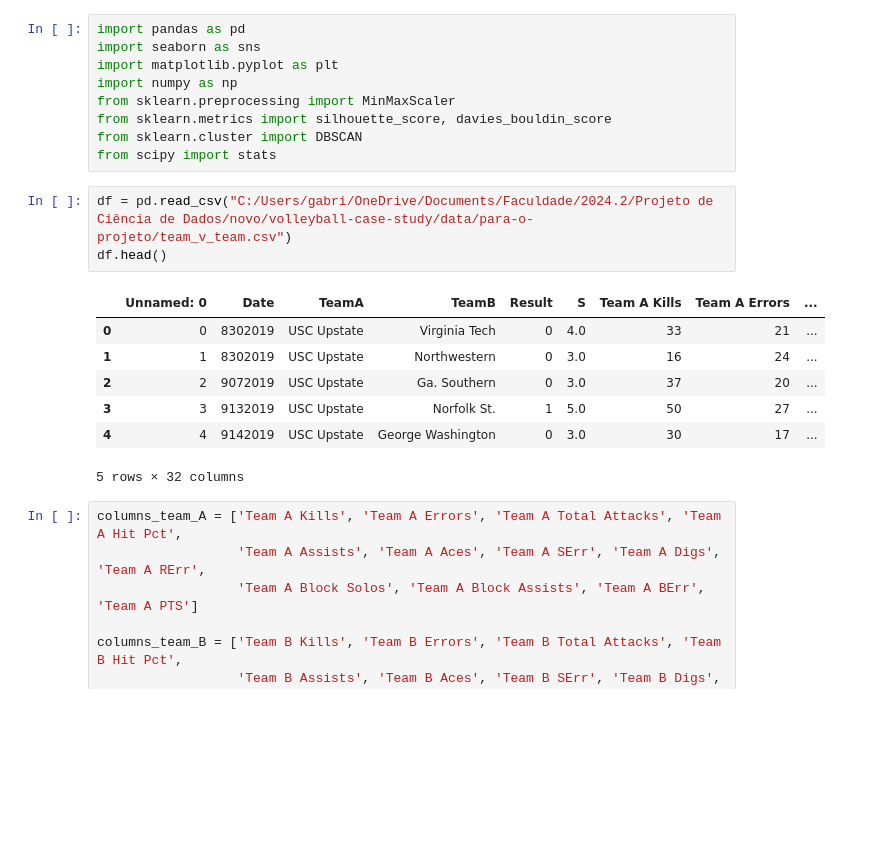
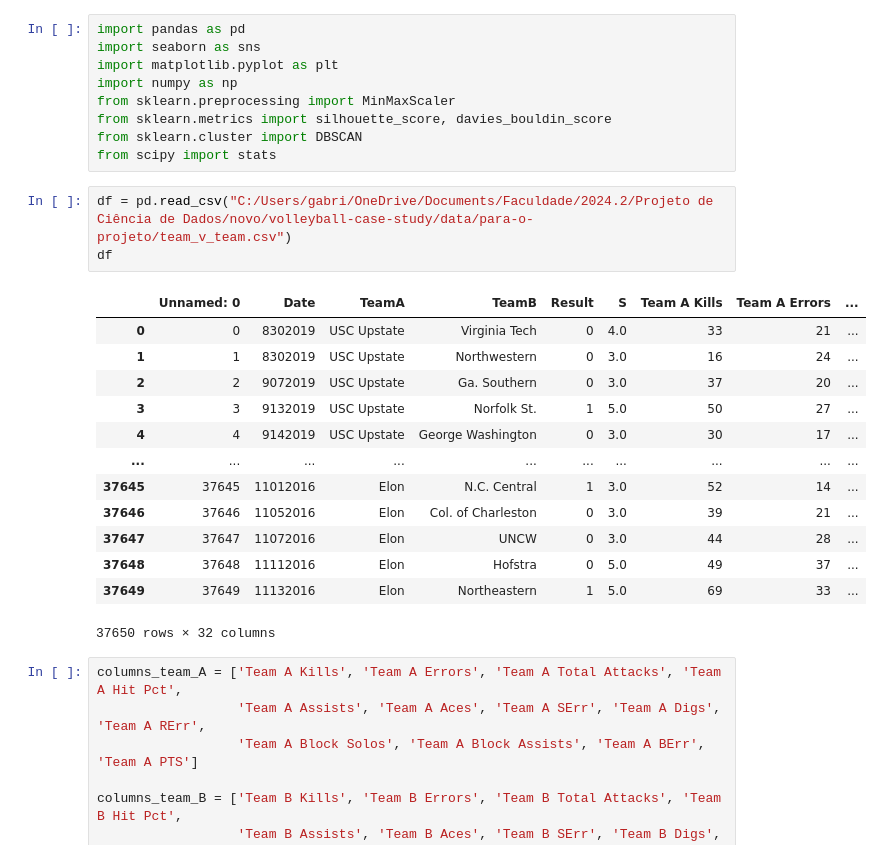
Before and after one commit to GabSMF/volleyball-case-study, a Jupyter notebook: sprint02/testes_modelos/teste_preliminar_dbscan.ipynb, the cells around one changed output. Saved outputs shown, nothing was run; the diff lists cells and outputs as text; blank space fills up the shorter version.

```diff
--- a/sprint02/testes_modelos/teste_preliminar_dbscan.ipynb
+++ b/sprint02/testes_modelos/teste_preliminar_dbscan.ipynb
@@ -11,15 +11,21 @@ from sklearn.cluster import DBSCAN
 from scipy import stats
 # %%
 df = pd.read_csv("C:/Users/gabri/OneDrive/Documents/Faculdade/2024.2/Projeto de Ciência de Dados/novo/volleyball-case-study/data/para-o-projeto/team_v_team.csv")
-df.head()
+df
 # %% [output]
 |  | Unnamed: 0 | Date | TeamA | TeamB | Result | S | Team A Kills | Team A Errors | ... |
 | 0 | 0 | 8302019 | USC Upstate | Virginia Tech | 0 | 4.0 | 33 | 21 | ... |
 | 1 | 1 | 8302019 | USC Upstate | Northwestern | 0 | 3.0 | 16 | 24 | ... |
 | 2 | 2 | 9072019 | USC Upstate | Ga. Southern | 0 | 3.0 | 37 | 20 | ... |
 | 3 | 3 | 9132019 | USC Upstate | Norfolk St. | 1 | 5.0 | 50 | 27 | ... |
 | 4 | 4 | 9142019 | USC Upstate | George Washington | 0 | 3.0 | 30 | 17 | ... |
+| ... | ... | ... | ... | ... | ... | ... | ... | ... | ... |
+| 37645 | 37645 | 11012016 | Elon | N.C. Central | 1 | 3.0 | 52 | 14 | ... |
+| 37646 | 37646 | 11052016 | Elon | Col. of Charleston | 0 | 3.0 | 39 | 21 | ... |
+| 37647 | 37647 | 11072016 | Elon | UNCW | 0 | 3.0 | 44 | 28 | ... |
+| 37648 | 37648 | 11112016 | Elon | Hofstra | 0 | 5.0 | 49 | 37 | ... |
+| 37649 | 37649 | 11132016 | Elon | Northeastern | 1 | 5.0 | 69 | 33 | ... |
-5 rows × 32 columns
+37650 rows × 32 columns
 # %%
 columns_team_A = ['Team A Kills', 'Team A Errors', 'Team A Total Attacks', 'Team A Hit Pct',
                   'Team A Assists', 'Team A Aces', 'Team A SErr', 'Team A Digs', 'Team A RErr',
```
Also changed, not shown: parts of 3 cells of this notebook, 2 other files.
